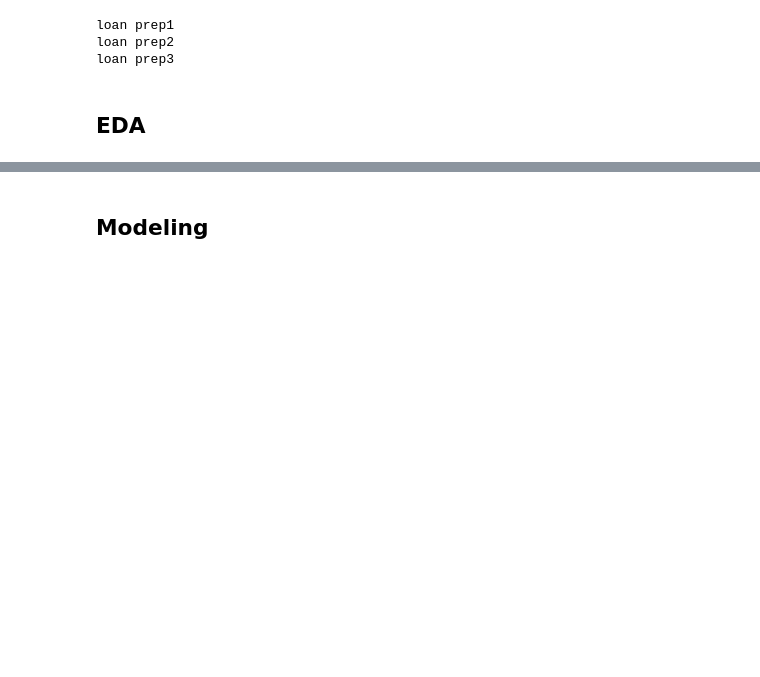
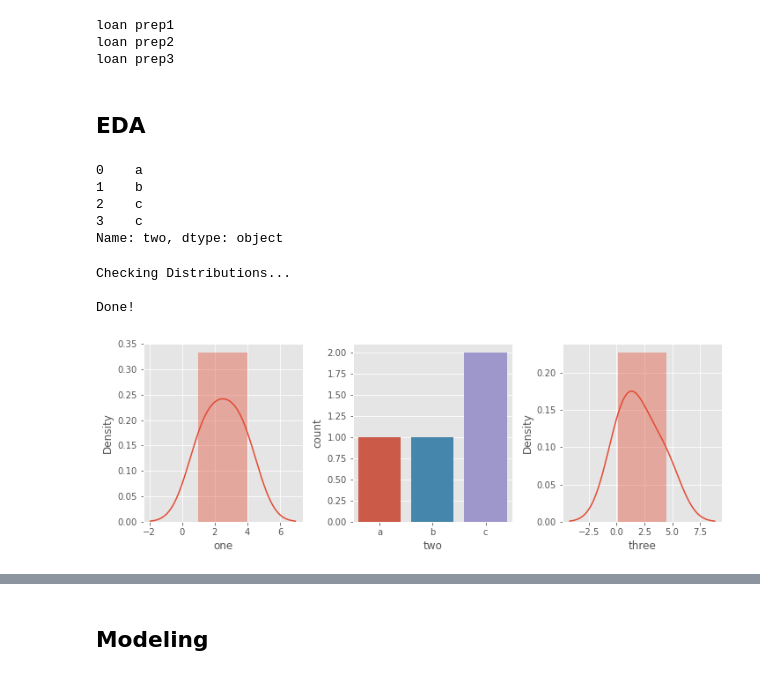
Before and after one commit to paragonyun/2022_bigcontest, a Jupyter notebook: main_test.ipynb, the cells around one changed output, grey strips where cells are left out. Drawn from its saved outputs; the diff is of its cells as text; code cells hidden in the pictures; blank space fills up the shorter version.

Commit message:
test some EDA functions

```diff
--- a/main_test.ipynb
+++ b/main_test.ipynb
@@ -53,3 +50,23 @@ loan prep2
 loan prep3
 # %% [markdown]
 ## EDA
+# %%
+from src.eda import EDA
+
+df = pd.DataFrame({'one' : [1,2,3,4],
+                   'two' :  ['a','b','c','c'],
+                    'three' : [1.1,2.4,4.5,0.1]}
+                    )
+
+a = EDA(df, 'test')
+a.check_distributions()
+# %% [output]
+0    a
+1    b
+2    c
+3    c
+Name: two, dtype: object
+Checking Distributions...
+
+Done!
+[figure, added]
```
Also changed, not shown: parts of 3 cells of this notebook.
